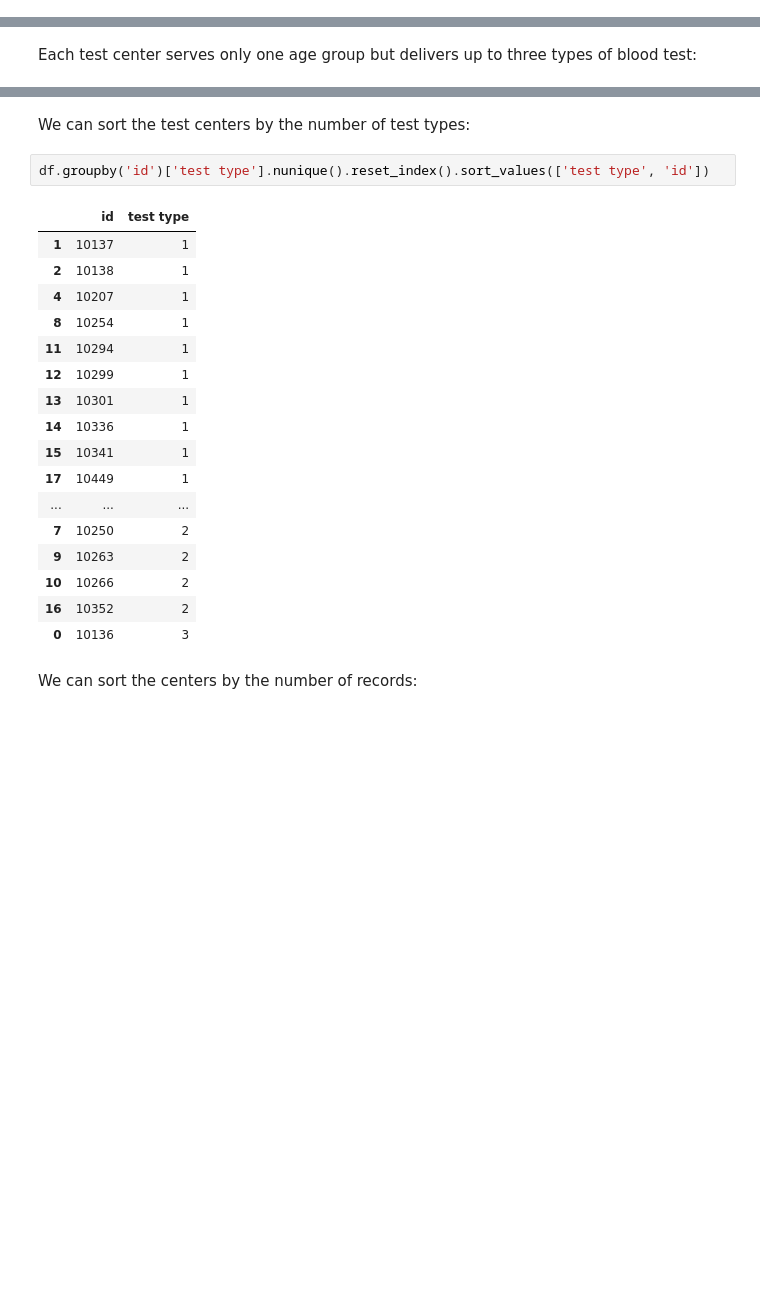
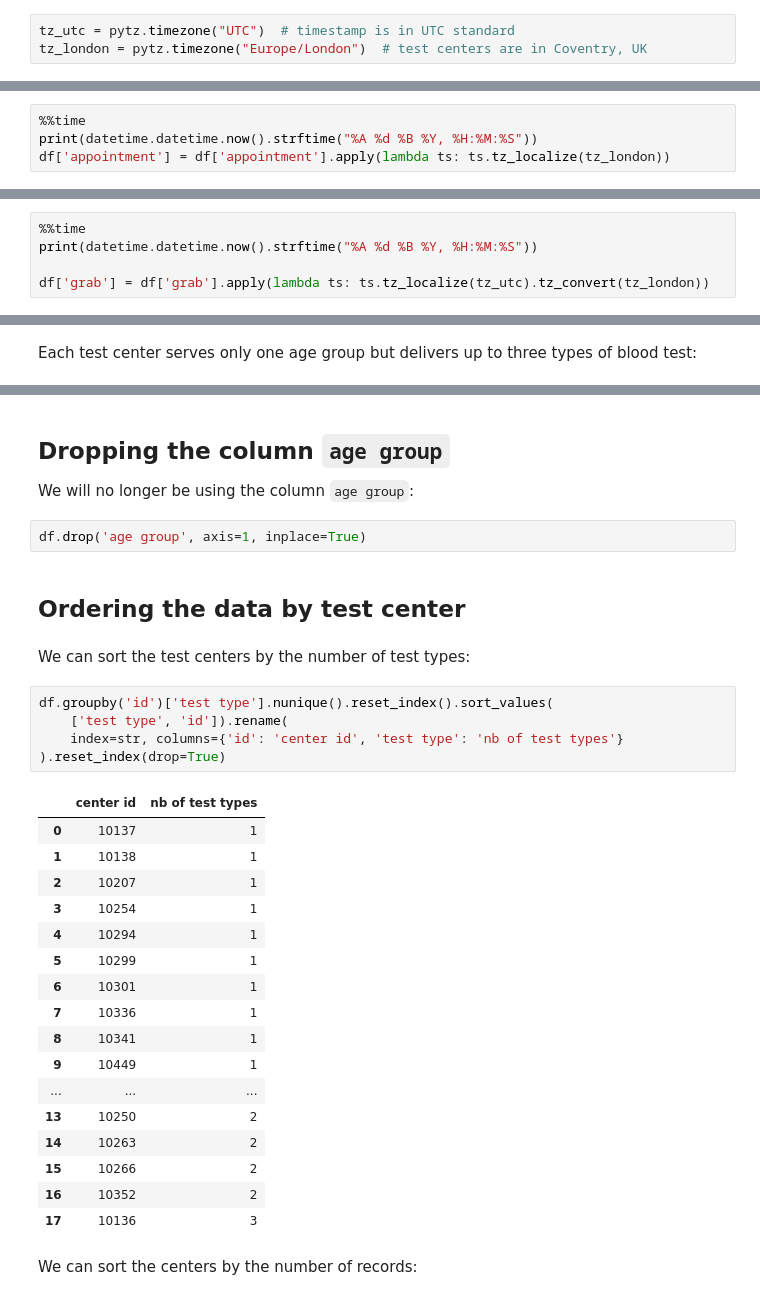
Before and after one commit to antoinechoffrut/UHCW, a Jupyter notebook: UHCW_EDA.ipynb, the cells around one changed output, grey strips where cells are left out. Cells and saved outputs as stored; diff of their text form; blank space fills up the shorter version.

```diff
--- a/UHCW_EDA.ipynb
+++ b/UHCW_EDA.ipynb
@@ -16,3 +19,6 @@ import matplotlib.pyplot as plt
+# %%
+tz_utc = pytz.timezone("UTC")  # timestamp is in UTC standard
+tz_london = pytz.timezone("Europe/London")  # test centers are in Coventry, UK
 # %% [markdown]
 ## Data
 Read in the `csv` file.
@@ -67,0 +79,4 @@ Wall time: 2.14 s
+# %%
+%%time
+print(datetime.datetime.now().strftime("%A %d %B %Y, %H:%M:%S"))
+df['appointment'] = df['appointment'].apply(lambda ts: ts.tz_localize(tz_london))
@@ -67,0 +89,5 @@ Wall time: 2.14 s
+# %%
+%%time
+print(datetime.datetime.now().strftime("%A %d %B %Y, %H:%M:%S"))
+
+df['grab'] = df['grab'].apply(lambda ts: ts.tz_localize(tz_utc).tz_convert(tz_london))
@@ -141,28 +185,38 @@ id
 10352                            [Blood Test, INR Test]
 10449                                      [Blood Test]
 Name: test type, dtype: object
+# %% [markdown]
+## Dropping the column `age group`
+We will no longer be using the column `age group`:
+# %%
+df.drop('age group', axis=1, inplace=True)
+# %% [markdown]
+## Ordering the data by test center
 # %% [markdown]
 We can sort the test centers by the number of test types:
 # %%
-df.groupby('id')['test type'].nunique().reset_index().sort_values(['test type', 'id'])
+df.groupby('id')['test type'].nunique().reset_index().sort_values(
+    ['test type', 'id']).rename(
+    index=str, columns={'id': 'center id', 'test type': 'nb of test types'}
+).reset_index(drop=True)
 # %% [output]
-|  | id | test type |
-| 1 | 10137 | 1 |
-| 2 | 10138 | 1 |
-| 4 | 10207 | 1 |
-| 8 | 10254 | 1 |
-| 11 | 10294 | 1 |
-| 12 | 10299 | 1 |
-| 13 | 10301 | 1 |
-| 14 | 10336 | 1 |
-| 15 | 10341 | 1 |
-| 17 | 10449 | 1 |
+|  | center id | nb of test types |
+| 0 | 10137 | 1 |
+| 1 | 10138 | 1 |
+| 2 | 10207 | 1 |
+| 3 | 10254 | 1 |
+| 4 | 10294 | 1 |
+| 5 | 10299 | 1 |
+| 6 | 10301 | 1 |
+| 7 | 10336 | 1 |
+| 8 | 10341 | 1 |
+| 9 | 10449 | 1 |
 | ... | ... | ... |
-| 7 | 10250 | 2 |
-| 9 | 10263 | 2 |
-| 10 | 10266 | 2 |
+| 13 | 10250 | 2 |
+| 14 | 10263 | 2 |
+| 15 | 10266 | 2 |
 | 16 | 10352 | 2 |
-| 0 | 10136 | 3 |
+| 17 | 10136 | 3 |
 # %% [markdown]
 We can sort the centers by the number of records:
 # %%
```
Also changed, not shown: parts of 75 cells of this notebook.
